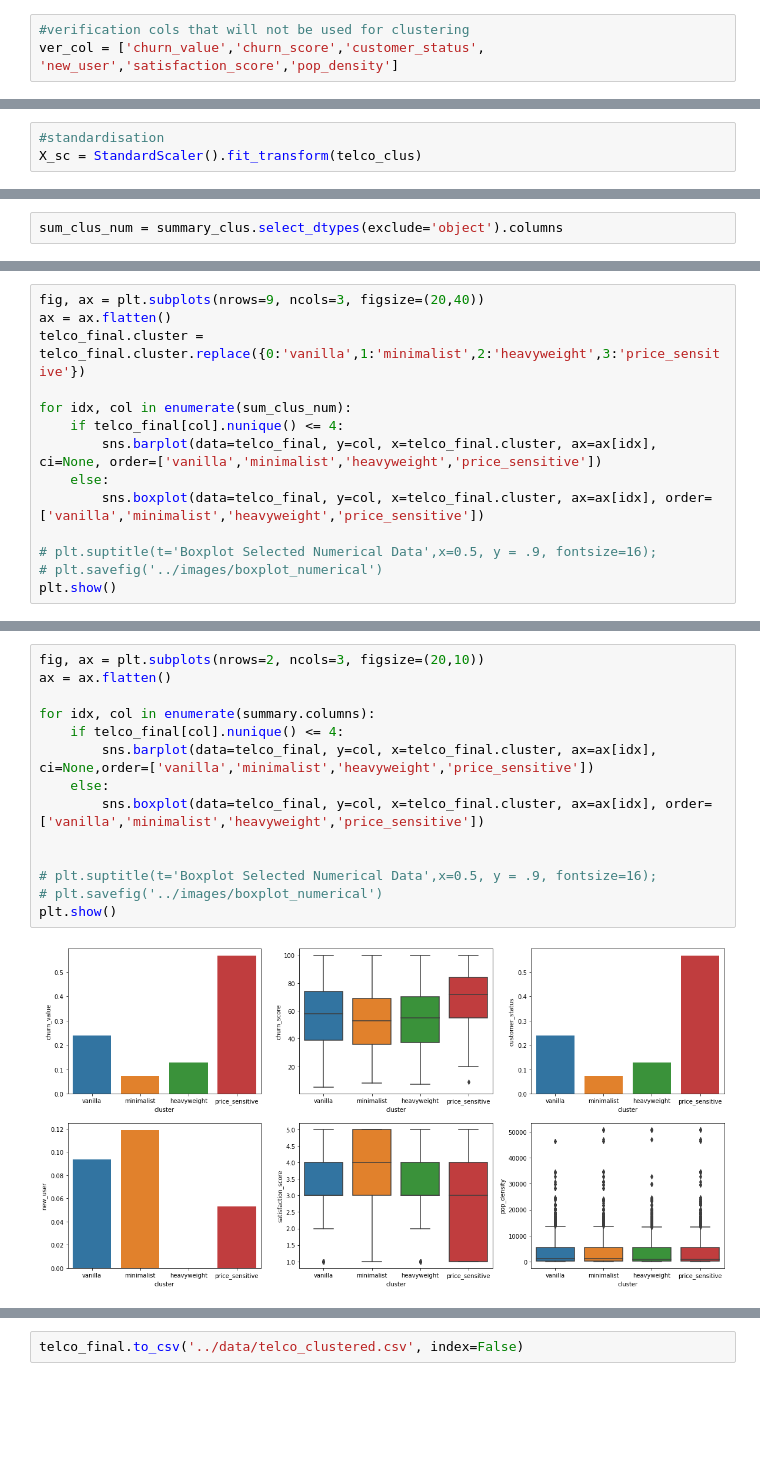
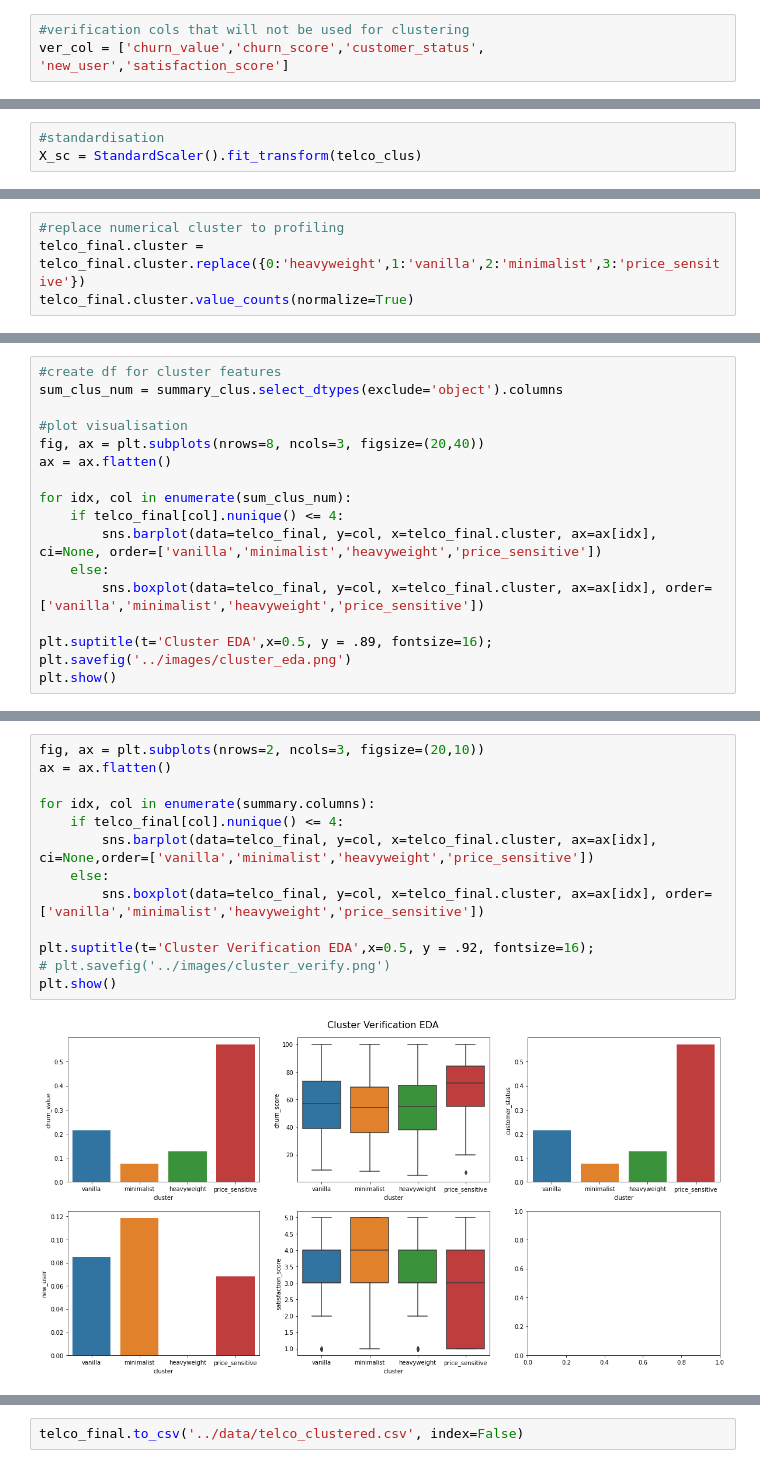
Before and after one commit to JeanLiew/Customer_Attrition_Model, a Jupyter notebook: code/03_Customer_Segmentation.ipynb, the cells around one changed output, grey strips where cells are left out. Cells and saved outputs as stored; diff of their text form; blank space fills up the shorter version.

```diff
--- a/code/03_Customer_Segmentation.ipynb
+++ b/code/03_Customer_Segmentation.ipynb
@@ -50,7 +52,7 @@ clus_col = ['age', 'under_30', 'senior_citizen', 'married', 'dependents',
             'total_charges','total_extra_data_charges', 'total_long_distance_charges','total_revenue']
 # %%
 #verification cols that will not be used for clustering
-ver_col = ['churn_value','churn_score','customer_status', 'new_user','satisfaction_score','pop_density']
+ver_col = ['churn_value','churn_score','customer_status', 'new_user','satisfaction_score']
 # %%
 telco_clus = telco_final[clus_col]
 # %% [markdown]
@@ -189,0 +213,4 @@ plt.show()
+# %%
+#replace numerical cluster to profiling
+telco_final.cluster = telco_final.cluster.replace({0:'heavyweight',1:'vanilla',2:'minimalist',3:'price_sensitive'})
+telco_final.cluster.value_counts(normalize=True)
@@ -190,2 +225,17 @@ plt.show()
 # %%
+#create df for cluster features
 sum_clus_num = summary_clus.select_dtypes(exclude='object').columns
+
+#plot visualisation
+fig, ax = plt.subplots(nrows=8, ncols=3, figsize=(20,40))
+ax = ax.flatten()
+
+for idx, col in enumerate(sum_clus_num):
+    if telco_final[col].nunique() <= 4:
+        sns.barplot(data=telco_final, y=col, x=telco_final.cluster, ax=ax[idx], ci=None, order=['vanilla','minimalist','heavyweight','price_sensitive'])
+    else:
+        sns.boxplot(data=telco_final, y=col, x=telco_final.cluster, ax=ax[idx], order=['vanilla','minimalist','heavyweight','price_sensitive'])
+
+plt.suptitle(t='Cluster EDA',x=0.5, y = .89, fontsize=16);
+plt.savefig('../images/cluster_eda.png')
+plt.show()
@@ -192,14 +243,0 @@ sum_clus_num = summary_clus.select_dtypes(exclude='object').columns
-# %%
-fig, ax = plt.subplots(nrows=9, ncols=3, figsize=(20,40))
-ax = ax.flatten()
-telco_final.cluster = telco_final.cluster.replace({0:'vanilla',1:'minimalist',2:'heavyweight',3:'price_sensitive'})
-
-for idx, col in enumerate(sum_clus_num):
-    if telco_final[col].nunique() <= 4:
-        sns.barplot(data=telco_final, y=col, x=telco_final.cluster, ax=ax[idx], ci=None, order=['vanilla','minimalist','heavyweight','price_sensitive'])
-    else:
-        sns.boxplot(data=telco_final, y=col, x=telco_final.cluster, ax=ax[idx], order=['vanilla','minimalist','heavyweight','price_sensitive'])
-
-# plt.suptitle(t='Boxplot Selected Numerical Data',x=0.5, y = .9, fontsize=16);
-# plt.savefig('../images/boxplot_numerical')
-plt.show()
@@ -218,16 +254,15 @@ Balanced cluster
 # %%
 fig, ax = plt.subplots(nrows=2, ncols=3, figsize=(20,10))
 ax = ax.flatten()
 
 for idx, col in enumerate(summary.columns):
     if telco_final[col].nunique() <= 4:
         sns.barplot(data=telco_final, y=col, x=telco_final.cluster, ax=ax[idx], ci=None,order=['vanilla','minimalist','heavyweight','price_sensitive'])
     else:
         sns.boxplot(data=telco_final, y=col, x=telco_final.cluster, ax=ax[idx], order=['vanilla','minimalist','heavyweight','price_sensitive'])
 
-
-# plt.suptitle(t='Boxplot Selected Numerical Data',x=0.5, y = .9, fontsize=16);
-# plt.savefig('../images/boxplot_numerical')
+plt.suptitle(t='Cluster Verification EDA',x=0.5, y = .92, fontsize=16);
+# plt.savefig('../images/cluster_verify.png')
 plt.show()
 # %% [output]
-[figure, old version]
+[figure, new version]
```
Also changed, not shown: parts of 51 cells of this notebook, 6 other files.
